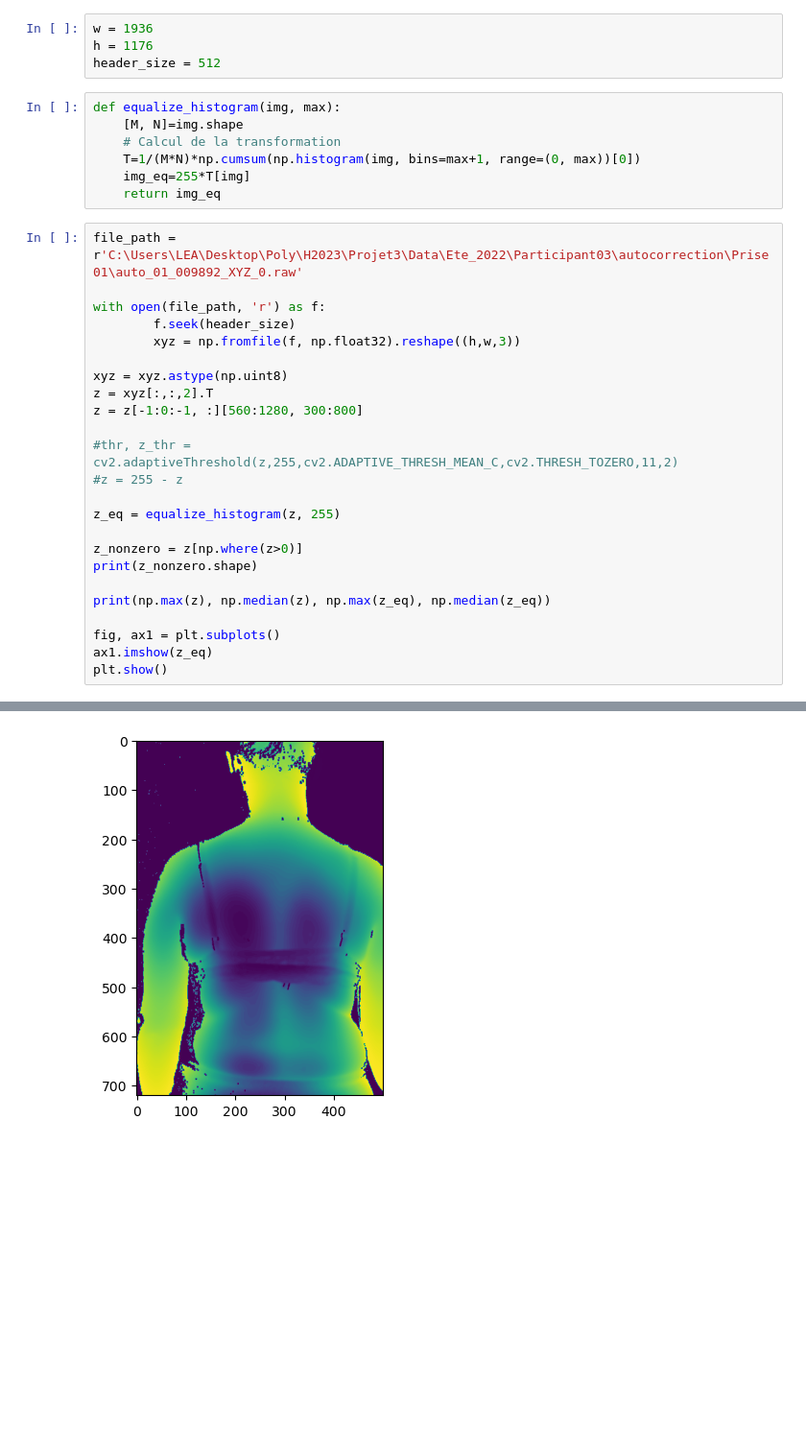
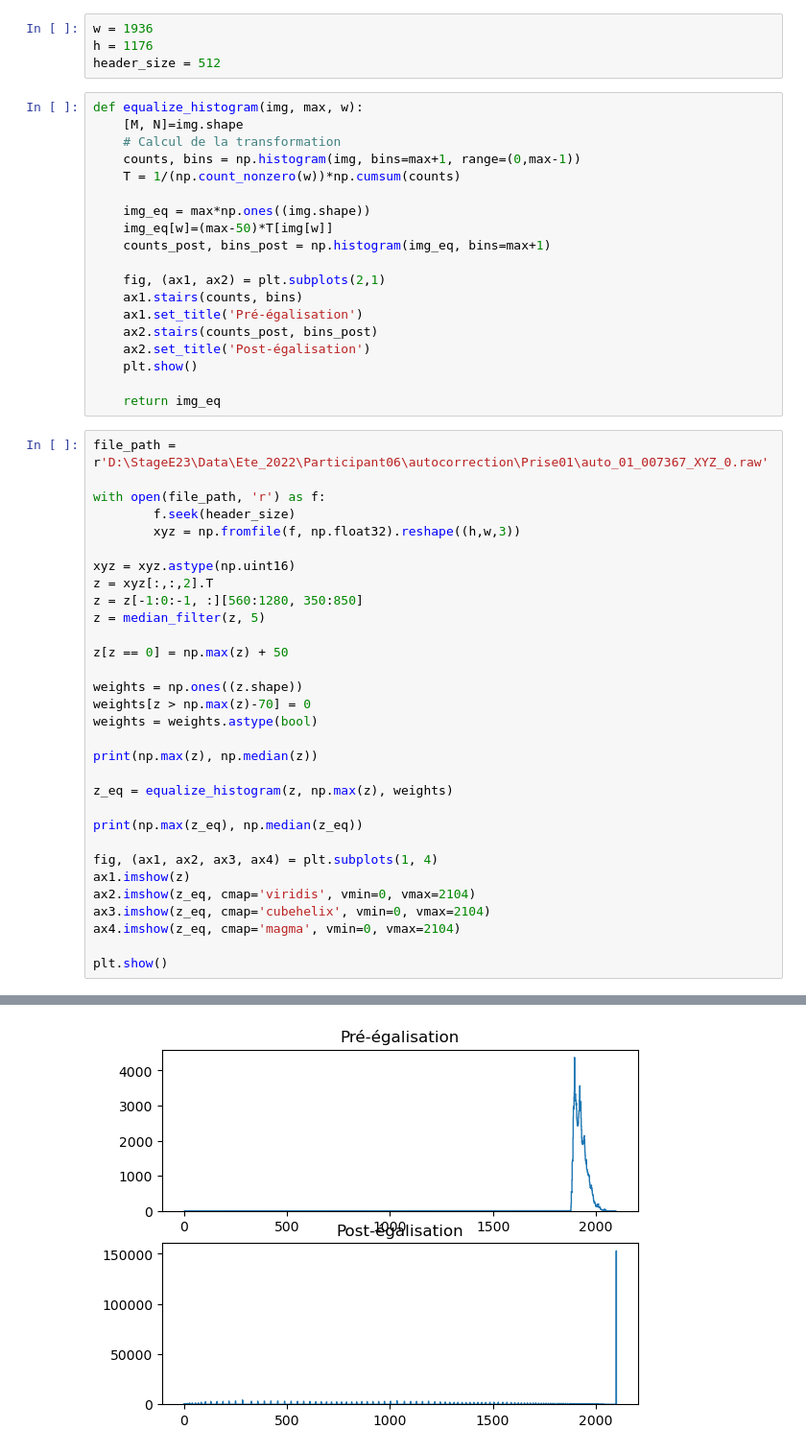
Before and after one commit to ghazalebra/interface_scoliose, a Jupyter notebook: depth_map.ipynb, the cells around one changed output, grey strips where cells are left out. Shown: that part at 96% size. Cells and saved outputs as stored; diff of their text form; blank space fills up the shorter version.

```diff
--- a/depth_map.ipynb
+++ b/depth_map.ipynb
@@ -8,34 +12,53 @@ w = 1936
 h = 1176
 header_size = 512
 # %%
-def equalize_histogram(img, max):
+def equalize_histogram(img, max, w):
     [M, N]=img.shape
     # Calcul de la transformation
-    T=1/(M*N)*np.cumsum(np.histogram(img, bins=max+1, range=(0, max))[0])
-    img_eq=255*T[img]
+    counts, bins = np.histogram(img, bins=max+1, range=(0,max-1))
+    T = 1/(np.count_nonzero(w))*np.cumsum(counts)
+
+    img_eq = max*np.ones((img.shape))
+    img_eq[w]=(max-50)*T[img[w]]
+    counts_post, bins_post = np.histogram(img_eq, bins=max+1)
+
+    fig, (ax1, ax2) = plt.subplots(2,1)
+    ax1.stairs(counts, bins)
+    ax1.set_title('Pré-égalisation')
+    ax2.stairs(counts_post, bins_post)
+    ax2.set_title('Post-égalisation')
+    plt.show()
+
     return img_eq
 # %%
-file_path = r'C:\Users\LEA\Desktop\Poly\H2023\Projet3\Data\Ete_2022\Participant03\autocorrection\Prise01\auto_01_009892_XYZ_0.raw'
+file_path = r'D:\StageE23\Data\Ete_2022\Participant06\autocorrection\Prise01\auto_01_007367_XYZ_0.raw'
 
 with open(file_path, 'r') as f:
         f.seek(header_size)
         xyz = np.fromfile(f, np.float32).reshape((h,w,3))
 
-xyz = xyz.astype(np.uint8)
+xyz = xyz.astype(np.uint16)
 z = xyz[:,:,2].T
-z = z[-1:0:-1, :][560:1280, 300:800]
+z = z[-1:0:-1, :][560:1280, 350:850]
+z = median_filter(z, 5)
 
-#thr, z_thr = cv2.adaptiveThreshold(z,255,cv2.ADAPTIVE_THRESH_MEAN_C,cv2.THRESH_TOZERO,11,2)
-#z = 255 - z
+z[z == 0] = np.max(z) + 50
 
-z_eq = equalize_histogram(z, 255)
+weights = np.ones((z.shape))
+weights[z > np.max(z)-70] = 0
+weights = weights.astype(bool)
 
-z_nonzero = z[np.where(z>0)]
-print(z_nonzero.shape)
+print(np.max(z), np.median(z))
 
-print(np.max(z), np.median(z), np.max(z_eq), np.median(z_eq))
+z_eq = equalize_histogram(z, np.max(z), weights)
 
-fig, ax1 = plt.subplots()
-ax1.imshow(z_eq)
+print(np.max(z_eq), np.median(z_eq))
+
+fig, (ax1, ax2, ax3, ax4) = plt.subplots(1, 4)
+ax1.imshow(z)
+ax2.imshow(z_eq, cmap='viridis', vmin=0, vmax=2104)
+ax3.imshow(z_eq, cmap='cubehelix', vmin=0, vmax=2104)
+ax4.imshow(z_eq, cmap='magma', vmin=0, vmax=2104)
+
 plt.show()
 # %% [output]
@@ -44 +66 @@ plt.show()
-[figure, old version]
+[figure, new version]
```
Also changed, not shown: parts of 5 cells of this notebook, 3 other files.
